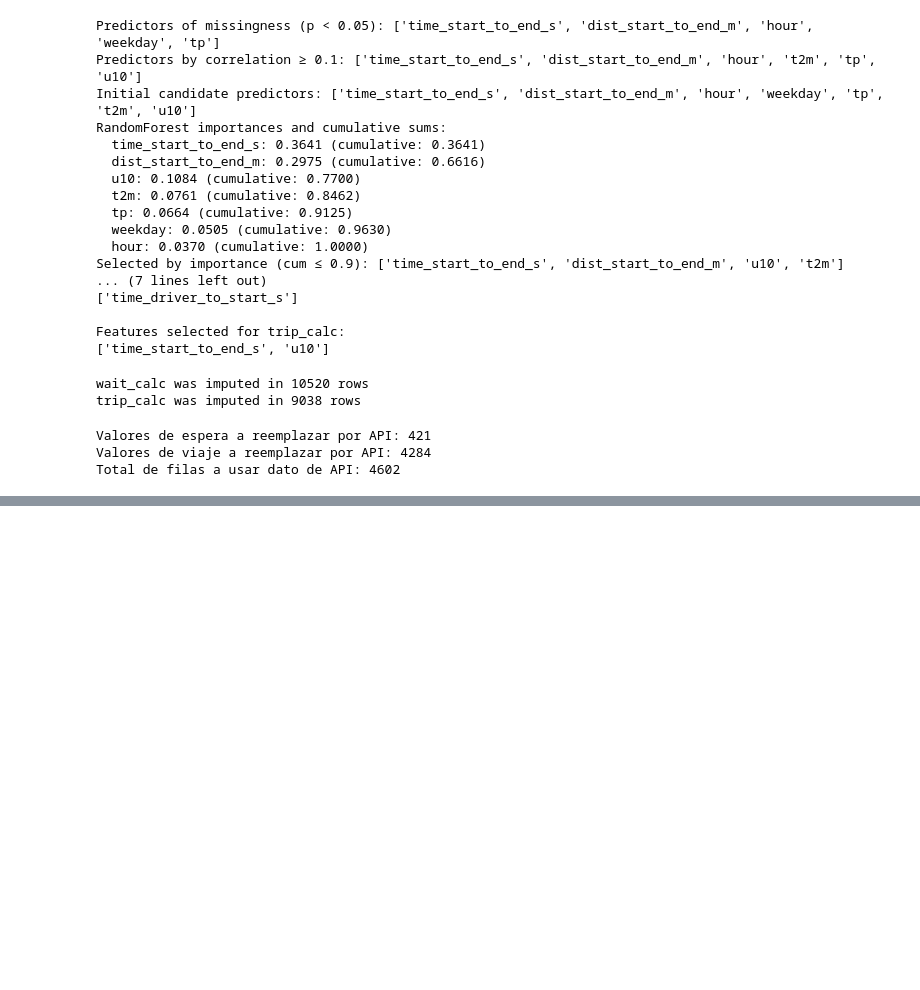
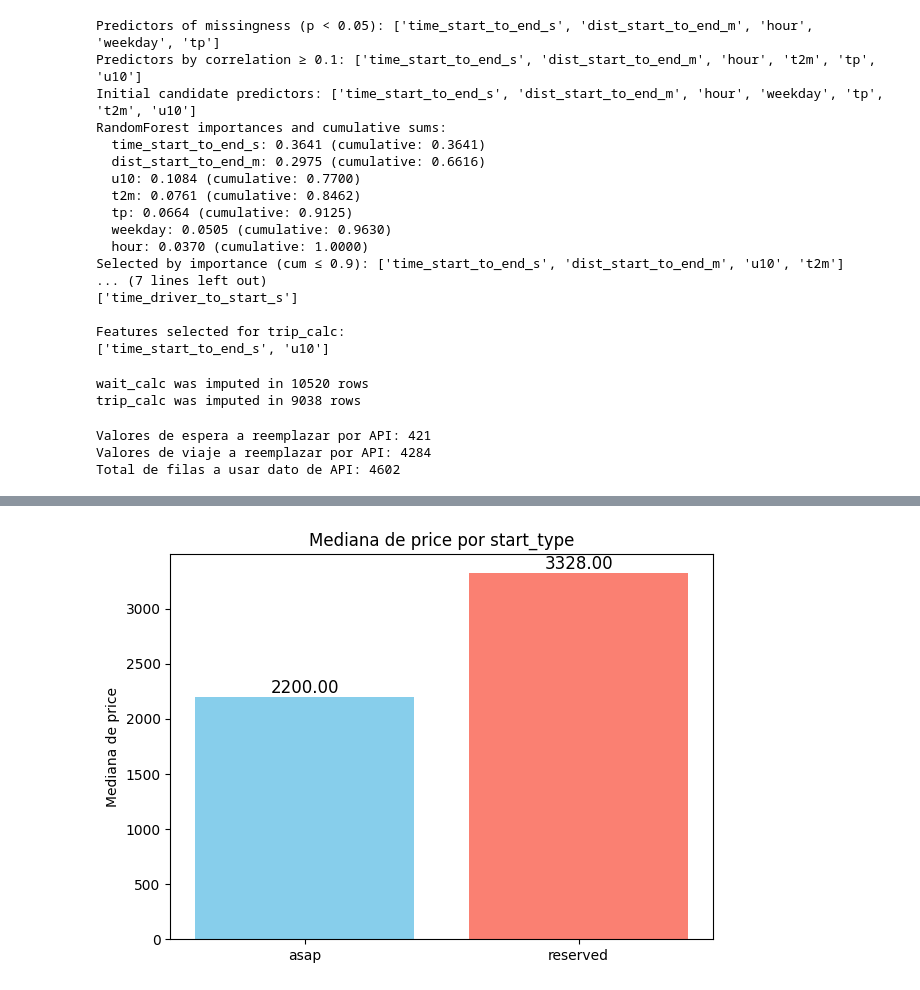
Before and after one commit to GeronimoFretes/analitica-descriptiva-tp, a Jupyter notebook: EDA.ipynb, the cells around one changed output, grey strips where cells are left out. Drawn from its saved outputs; the diff is of its cells as text; code cells hidden in the pictures; blank space fills up the shorter version.

```diff
--- a/EDA.ipynb
+++ b/EDA.ipynb
@@ -424,0 +622,17 @@ Total de filas a usar dato de API: 4602
+# %%
+medianas = [grupo1.median(), grupo2.median()]
+categorias = [top2_cats[0], top2_cats[1]]
+
+plt.figure(figsize=(7,5))
+bars = plt.bar(categorias, medianas, color=['skyblue', 'salmon'])
+plt.ylabel('Mediana de price')
+plt.title('Mediana de price por start_type')
+
+# Agregar etiquetas con el valor de la mediana arriba de cada barra
+for bar, med in zip(bars, medianas):
+    plt.text(bar.get_x() + bar.get_width()/2, bar.get_height(), f'{med:.2f}',
+             ha='center', va='bottom', fontsize=12)
+
+plt.show()
+# %% [output]
+[figure, added]
```
Also changed, not shown: parts of 13 cells of this notebook.
